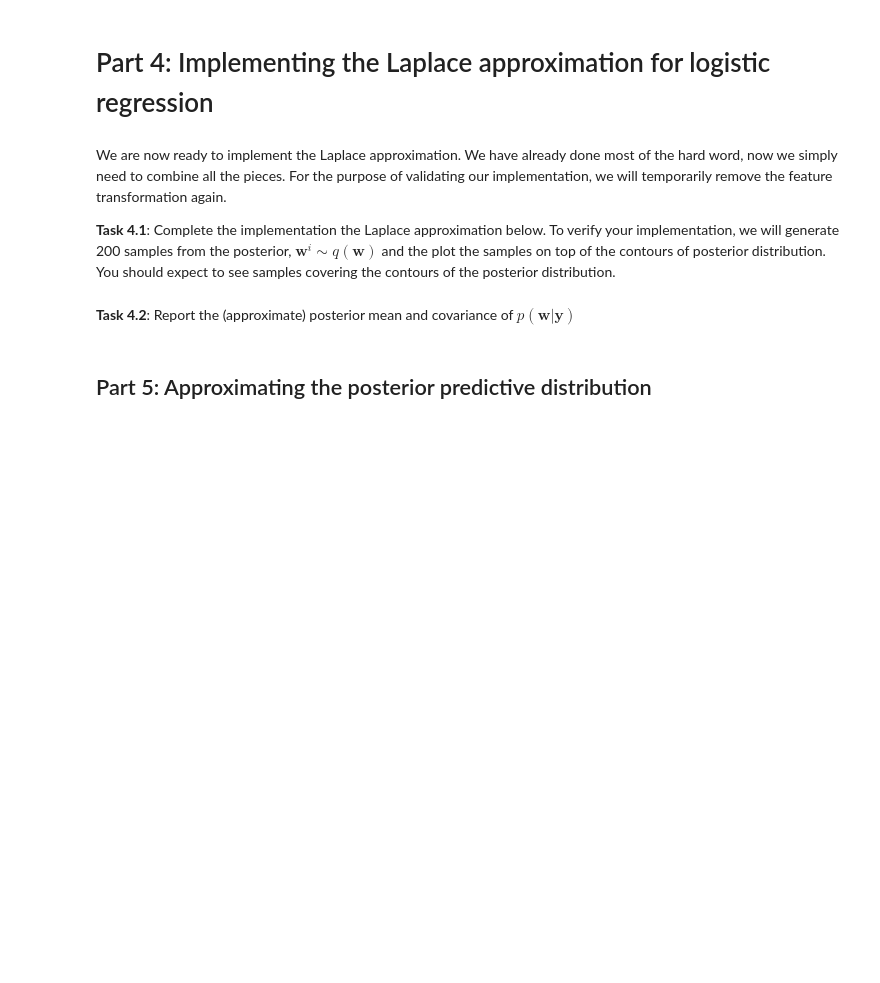
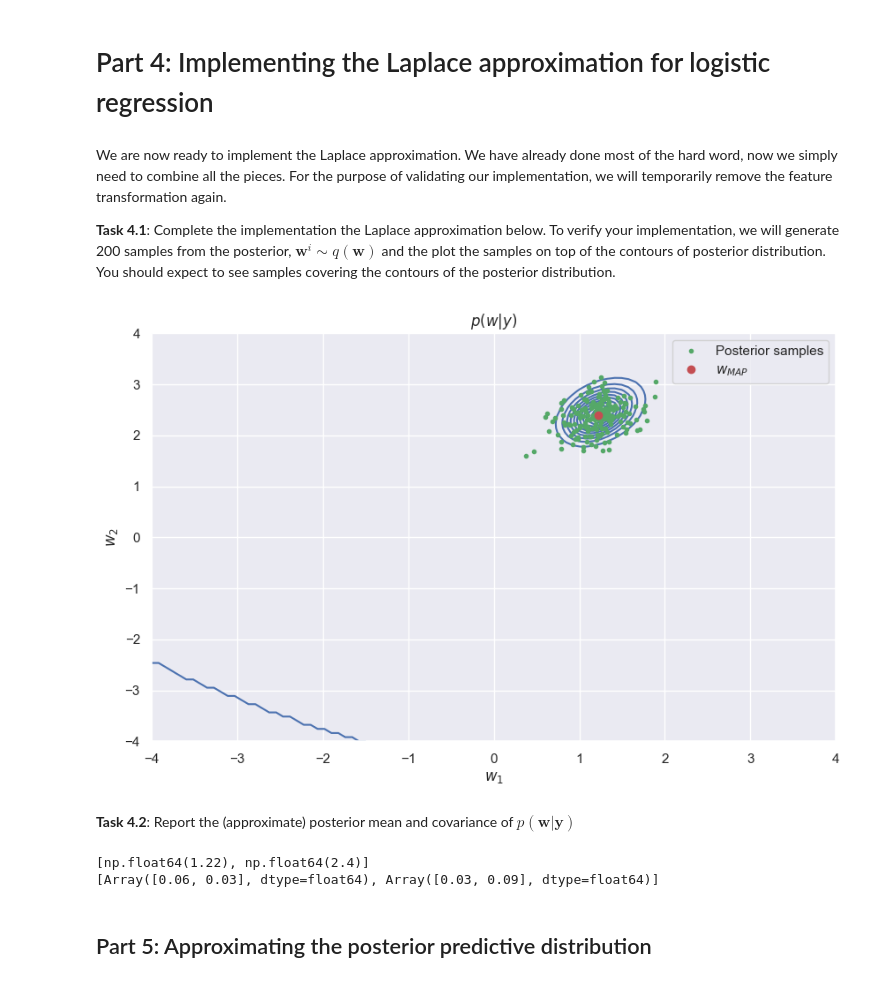
Before and after one commit to MrMustii/Bayesian-Machine-Learning, a Jupyter notebook: Week 4/ex4_handout.ipynb, the cells around one changed output. Saved outputs shown, nothing was run; the diff lists cells and outputs as text; code cells hidden in the pictures; blank space fills up the shorter version.

```diff
--- a/Week 4/ex4_handout.ipynb
+++ b/Week 4/ex4_handout.ipynb
@@ -834,43 +883,51 @@ class LaplaceApproximation(object):
         self.model = model
 
         # implement Laplace approximation
-        self.posterior_mean = ?
-        self.posterior_hessian = ?
-        self.posterior_cov = ?
+        self.posterior_mean = model.w_MAP
+        self.posterior_hessian = model.hessian(self.posterior_mean)
+        self.posterior_cov = -jnp.linalg.inv(self.posterior_hessian)
 
         # sanity check for dimensions
         assert self.posterior_mean.shape == (model.D,), f"The shape of the posterior mean appears wrong. Check your implementaion."
         assert self.posterior_hessian.shape == (model.D, model.D), f"The shape of the posterior Hessian appears wrong. Check your implementaion."
         assert self.posterior_cov.shape == (model.D, model.D), f"The shape of the posterior covariance appears wrong. Check your implementaion."
 
     def log_pdf(self, w):
         """ evaluate approximate posterior density at w """
         return mvn.logpdf(w, self.posterior_mean.ravel(), self.posterior_cov)
 
     def posterior_samples(self, key, num_samples):
         """ generate samples from posterior distribution """
         return random.multivariate_normal(key, self.posterior_mean, self.posterior_cov, shape=(num_samples))
 
 # prep model and approximation
 model = LogisticRegression(Xtrain, ytrain)
 laplace = LaplaceApproximation(model)
 
 # generate samples from posterior
 key = random.PRNGKey(1)
 w_samples = laplace.posterior_samples(key, 200)
 
 # prep grid
 dim1, dim2 = jnp.linspace(-4, 4, 100), jnp.linspace(-4, 4, 100)
 grid_log_joint = Grid2D(dim1, dim2, model.log_joint, name='$p(w|y)$')
 
 # plot
 fig, ax = plt.subplots(1, 1, figsize=(10, 6))
 grid_log_joint.plot_contours(ax, f=jnp.exp)
 ax.plot(w_samples[:, 0], w_samples[:, 1], 'g.', label='Posterior samples')
 ax.plot(model.w_MAP[0], model.w_MAP[1], 'ro', label='$w_{MAP}$')
 ax.legend();
+# %% [output]
+[figure, added]
 # %% [markdown]
 **Task 4.2**: Report the (approximate) posterior mean and covariance of $p(\mathbf{w}|\mathbf{y})$
+# %%
+print([round(i,2) for i in laplace.posterior_mean])
+print([round(i,2) for i in (laplace.posterior_cov)])
+# %% [output]
+[np.float64(1.22), np.float64(2.4)]
+[Array([0.06, 0.03], dtype=float64), Array([0.03, 0.09], dtype=float64)]
 # %% [markdown]
 ## Part 5:  Approximating the posterior predictive distribution
 # %% [markdown]
```
Also changed, not shown: parts of 8 cells of this notebook, 8 other files.
